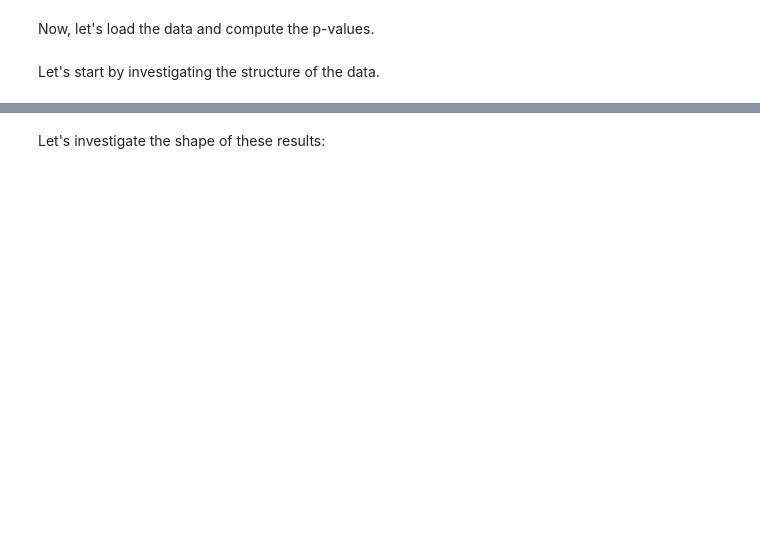
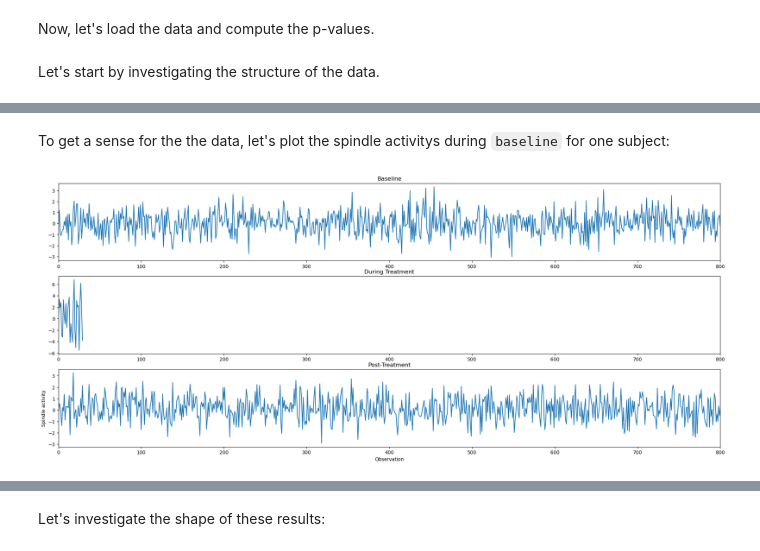
Before and after one commit to Mark-Kramer/METER-Units, a Jupyter notebook: METER_P_Values.ipynb, the cells around one changed output, grey strips where cells are left out. Drawn from its saved outputs; the diff is of its cells as text; code cells hidden in the pictures; blank space fills up the shorter version.

```diff
--- a/METER_P_Values.ipynb
+++ b/METER_P_Values.ipynb
@@ -113,0 +121,10 @@ You might think of these variables as rectangles (or matrices), where each row i
+# %% [markdown]
+To get a sense for the the data, let's plot the spindle activitys during `baseline` for one subject:
+# %%
+f, ax = plt.subplots(3,1, figsize=(25,10))
+ax[0].plot(baseline[:,0]); ax[0].set_xlim([0,800]); ax[0].set_title('Baseline');
+ax[1].plot(during_treatment[:,0]); ax[1].set_xlim([0,800]); ax[1].set_title('During Treatment');
+ax[2].plot(post_treatment[:,0]); ax[2].set_xlim([0,800]); ax[2].set_title('Post-Treatment');
+plt.xlabel('Observation'); plt.ylabel('Spindle activity');
+# %% [output]
+[figure, added]
```
Also changed, not shown: parts of 73 cells of this notebook, 3 other files.
